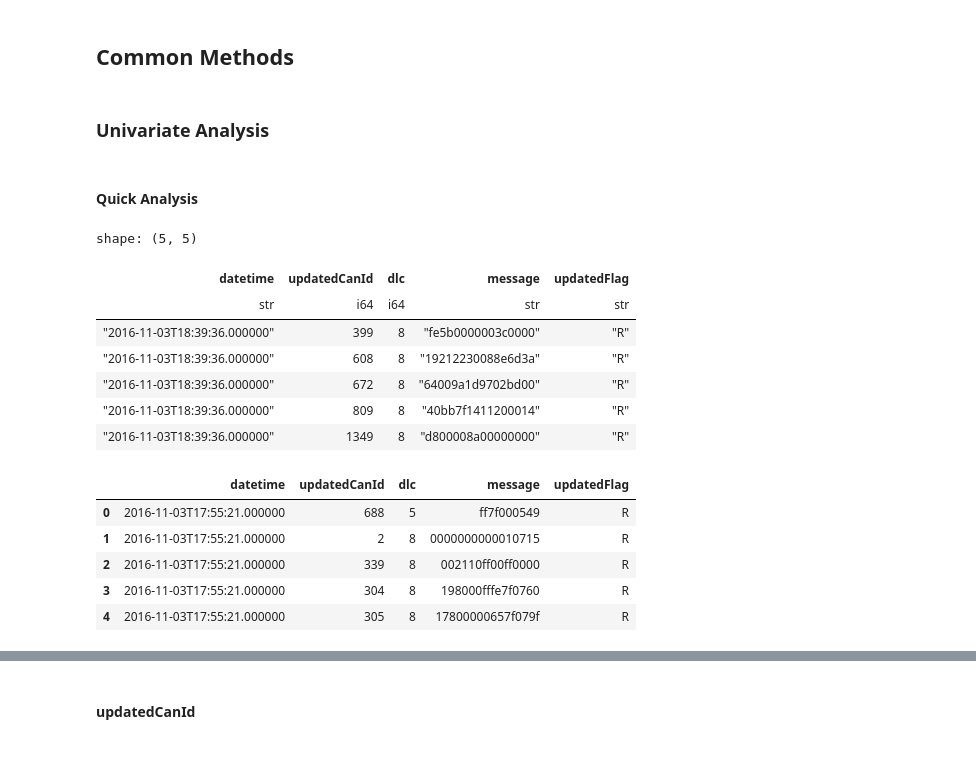
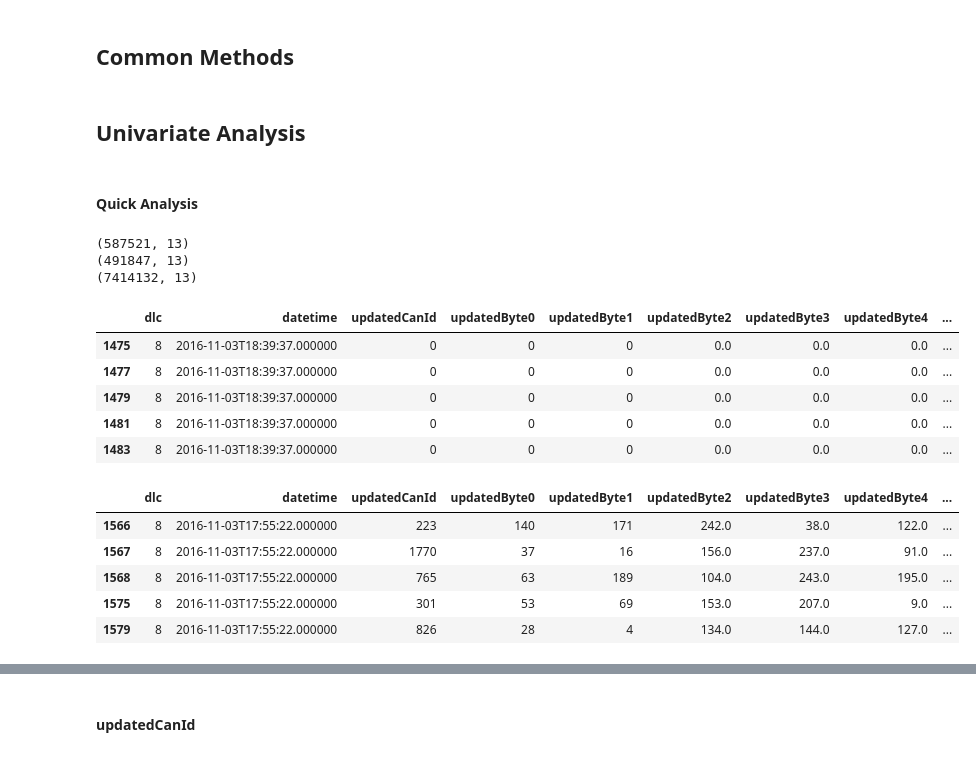
Before and after one commit to FatimeNazliAs/Intrusion-Detection-Systems-using-ML, a Jupyter notebook: notebooks/visualization.ipynb, the cells around one changed output, grey strips where cells are left out. Drawn from its saved outputs; the diff is of its cells as text; code cells hidden in the pictures.

```diff
--- a/notebooks/visualization.ipynb
+++ b/notebooks/visualization.ipynb
@@ -18,4 +20,5 @@ attack_free_df_pl= pl.read_csv(attack_free_df_path)
 # %%
-dos_df_pd = dos_df_pl.to_pandas()
-fuzzy_df_pd=fuzzy_df_pl.to_pandas()
-attack_free_df_pd=attack_free_df_pl.to_pandas()
+dos_df_pd,fuzzy_df_pd,attack_free_df_pd=convert_multiple_pls_to_pds([dos_df_pl,fuzzy_df_pl,attack_free_df_pl])
+# %%
+def return_injected_messages_from_dfs(dfs):
+    return [df[df["updatedFlag"]==1] for df in dfs]
@@ -21,0 +28,8 @@ attack_free_df_pd=attack_free_df_pl.to_pandas()
+# %%
+attack_free_in_dos,attack_free_in_fuzzy=return_normal_messages_from_dfs([dos_df_pd,fuzzy_df_pd])
+dos_df,fuzzy_df=return_injected_messages_from_dfs([dos_df_pd,fuzzy_df_pd])
+attack_free_df=pd.concat([attack_free_df_pd,attack_free_in_dos,attack_free_in_fuzzy])
+# %%
+dos_df["attackType"]=1
+fuzzy_df["attackType"]=2
+attack_free_df["attackType"]=0
@@ -63,24 +118,30 @@ def plot_pie_chart(df, column_name):
 # %% [markdown]
-### Univariate Analysis
+## Univariate Analysis
 # %% [markdown]
 #### Quick Analysis
+# %%
+print(dos_df.shape)
+print(fuzzy_df.shape)
+print(attack_free_df.shape)
+# %% [output]
+(587521, 13)
+(491847, 13)
+(7414132, 13)
 # %%
-dos_df_pl.head()
+dos_df.head()
 # %% [output]
-shape: (5, 5)
-| datetime | updatedCanId | dlc | message | updatedFlag |
-| str | i64 | i64 | str | str |
-| "2016-11-03T18:39:36.000000" | 399 | 8 | "fe5b0000003c0000" | "R" |
-| "2016-11-03T18:39:36.000000" | 608 | 8 | "19212230088e6d3a" | "R" |
-| "2016-11-03T18:39:36.000000" | 672 | 8 | "64009a1d9702bd00" | "R" |
-| "2016-11-03T18:39:36.000000" | 809 | 8 | "40bb7f1411200014" | "R" |
-| "2016-11-03T18:39:36.000000" | 1349 | 8 | "d800008a00000000" | "R" |
+|  | dlc | datetime | updatedCanId | updatedByte0 | updatedByte1 | updatedByte2 | updatedByte3 | updatedByte4 | ... |
+| 1475 | 8 | 2016-11-03T18:39:37.000000 | 0 | 0 | 0 | 0.0 | 0.0 | 0.0 | ... |
+| 1477 | 8 | 2016-11-03T18:39:37.000000 | 0 | 0 | 0 | 0.0 | 0.0 | 0.0 | ... |
+| 1479 | 8 | 2016-11-03T18:39:37.000000 | 0 | 0 | 0 | 0.0 | 0.0 | 0.0 | ... |
+| 1481 | 8 | 2016-11-03T18:39:37.000000 | 0 | 0 | 0 | 0.0 | 0.0 | 0.0 | ... |
+| 1483 | 8 | 2016-11-03T18:39:37.000000 | 0 | 0 | 0 | 0.0 | 0.0 | 0.0 | ... |
 # %%
-fuzzy_df_pd.head()
+fuzzy_df.head()
 # %% [output]
-|  | datetime | updatedCanId | dlc | message | updatedFlag |
-| 0 | 2016-11-03T17:55:21.000000 | 688 | 5 | ff7f000549 | R |
-| 1 | 2016-11-03T17:55:21.000000 | 2 | 8 | 0000000000010715 | R |
-| 2 | 2016-11-03T17:55:21.000000 | 339 | 8 | 002110ff00ff0000 | R |
-| 3 | 2016-11-03T17:55:21.000000 | 304 | 8 | 198000fffe7f0760 | R |
-| 4 | 2016-11-03T17:55:21.000000 | 305 | 8 | 17800000657f079f | R |
+|  | dlc | datetime | updatedCanId | updatedByte0 | updatedByte1 | updatedByte2 | updatedByte3 | updatedByte4 | ... |
+| 1566 | 8 | 2016-11-03T17:55:22.000000 | 223 | 140 | 171 | 242.0 | 38.0 | 122.0 | ... |
+| 1567 | 8 | 2016-11-03T17:55:22.000000 | 1770 | 37 | 16 | 156.0 | 237.0 | 91.0 | ... |
+| 1568 | 8 | 2016-11-03T17:55:22.000000 | 765 | 63 | 189 | 104.0 | 243.0 | 195.0 | ... |
+| 1575 | 8 | 2016-11-03T17:55:22.000000 | 301 | 53 | 69 | 153.0 | 207.0 | 9.0 | ... |
+| 1579 | 8 | 2016-11-03T17:55:22.000000 | 826 | 28 | 4 | 134.0 | 144.0 | 127.0 | ... |
```
Also changed, not shown: parts of 31 cells of this notebook, 2 other files.
